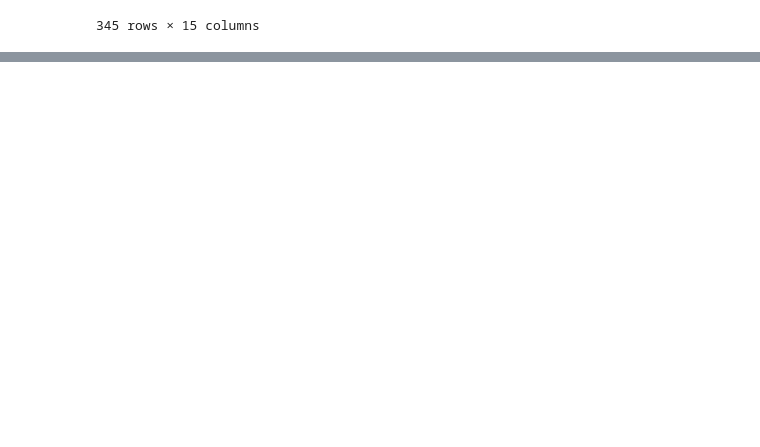
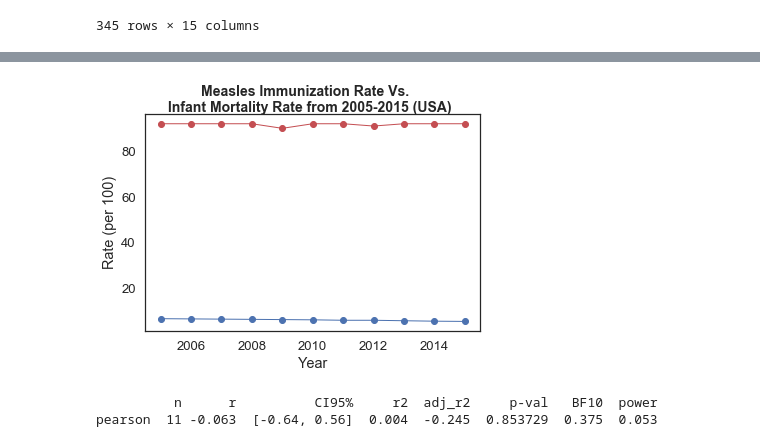
Before and after one commit to shujams/Global-Health-Indicator-Analysis, a Jupyter notebook: Population_Health.ipynb, the cells around one changed output, grey strips where cells are left out. Drawn from its saved outputs; the diff is of its cells as text; code cells hidden in the pictures; blank space fills up the shorter version.

```diff
--- a/Population_Health.ipynb
+++ b/Population_Health.ipynb
@@ -35,10 +43,9 @@ health_data_pd
 # %%
-health_data_decade_df = health_data_pd[['Country Name','Country Code','Indicator Name','Indicator Code','2005','2006','2007','2008','2009','2010','2011','2012','2013','2014','2015']]
+# Extracting data from 2005-2015
+
+health_data_decade_df = health_data_pd[['Country Name','Country Code','Indicator Name','Indicator Code',
+                                        '2005','2006','2007','2008','2009','2010','2011','2012','2013','2014','2015']]
 health_data_decade_df
-
-
-# health_data_decade_pd = health_data_pd.loc[:,'2005':'2015']
-# health_data_decade_pd
 # %% [output]
 |  | Country Name | Country Code | Indicator Name | Indicator Code | 2005 | 2006 | 2007 | 2008 | ... |
 | 0 | Arab World | ARB | % of females ages 15-49 having co... | SH.HIV.KNOW.FE.ZS | NaN | NaN | NaN | NaN | ... |
@@ -110,0 +103,10 @@ dropped_usa_data_df_format
+# %%
+# Extracting health indicators of interest
+
+decade_health_USA_T = dropped_usa_df.iloc[:, 2:].T
+decade_health_USA_T.columns = decade_health_USA_T.iloc[1,:]
+decade_health_USA_T = decade_health_USA_T.iloc[2:, :]
+
+decade_health_USA_T_codes = decade_health_USA_T[['SH.IMM.HEPB', 'SH.IMM.MEAS', 'SH.STA.ACSN',
+                                                 'SP.DYN.IMRT.IN','SH.H2O.SAFE.ZS','SP.POP.GROW','SP.POP.TOTL','NY.GNP.PCAP.CD']]
+decade_health_USA_T_codes
@@ -110,0 +126,37 @@ dropped_usa_data_df_format
+# %%
+# Plotting Immunization vs Infant Mortality (USA)
+
+fig, (ax1) = plt.subplots(1, sharex=True)
+fig.suptitle('Measles Immunization Rate Vs. \n Infant Mortality Rate from 2005-2015 (USA)', fontsize=14, fontweight="bold")
+
+yr_list= [2005, 2006, 2007, 2008, 2009, 2010, 2011, 2012, 2013,
+       2014, 2015]
+
+x = yr_list
+y = [ x[0] for x in decade_health_USA_T_codes[['SP.DYN.IMRT.IN']].values]
+
+ax1.set_xlim(min(yr_list)-.5, max(yr_list)+.5)
+ax1.plot(x, y, linewidth=1, marker="o")
+
+x = yr_list
+y = [ x[0] for x in decade_health_USA_T_codes[['SH.IMM.MEAS']].values]
+
+ax1.plot(x, y, linewidth=1, marker="o", color="r")
+ax1.set_ylabel("Rate (per 100)")
+ax1.set_xlabel("Year")
+
+plt.savefig("measles_usa.png")
+# %% [output]
+[figure, added]
+# %%
+# Calculating r value for Immunization vs Infant Mortality (USA)
+
+import pingouin as pg
+
+x = [ x[0] for x in decade_health_USA_T_codes[['SP.DYN.IMRT.IN']].values]
+y = [ x[0] for x in decade_health_USA_T_codes[['SH.IMM.MEAS']].values]
+
+print(pg.corr(x, y))
+# %% [output]
+          n      r          CI95%     r2  adj_r2     p-val   BF10  power
+pearson  11 -0.063  [-0.64, 0.56]  0.004  -0.245  0.853729  0.375  0.053
```
Also changed, not shown: parts of 33 cells of this notebook, 23 other files.
